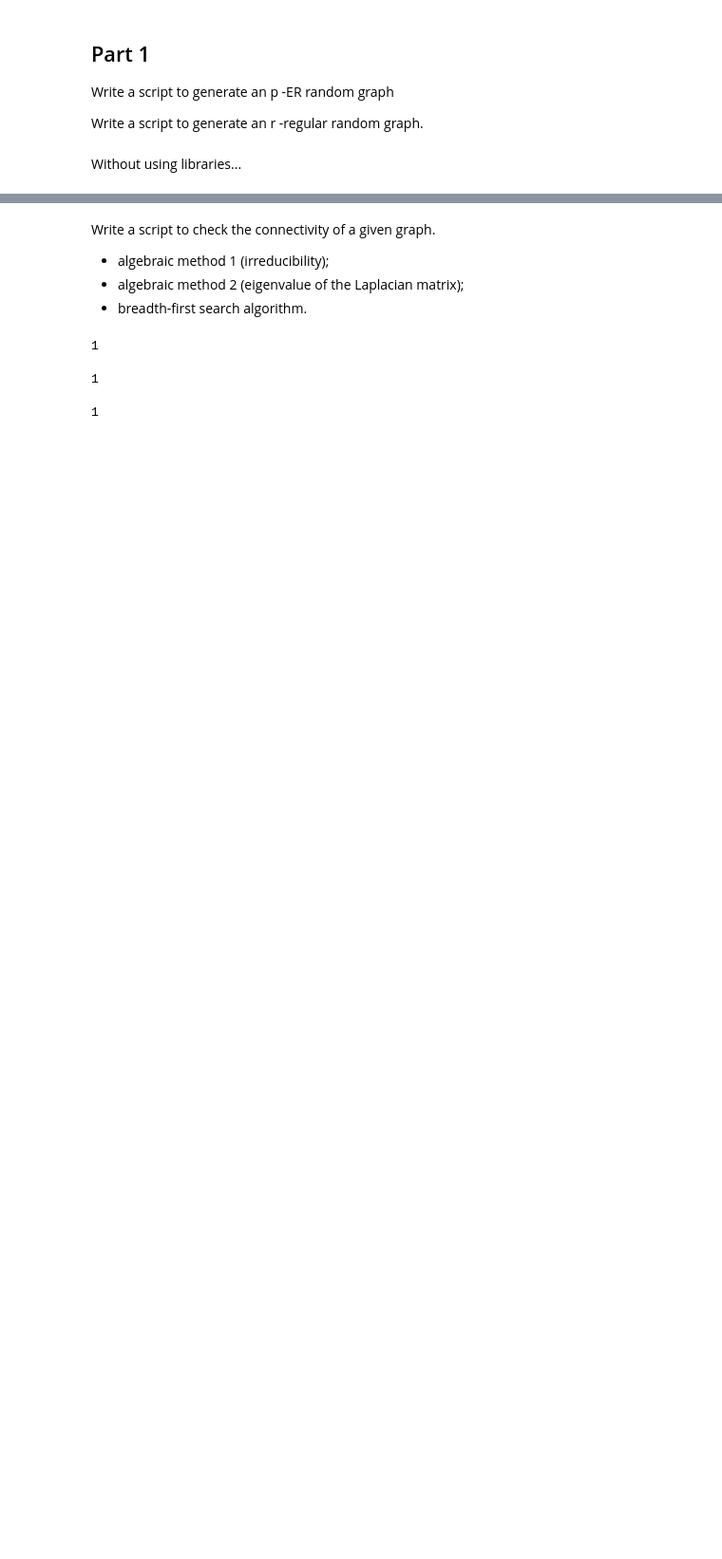
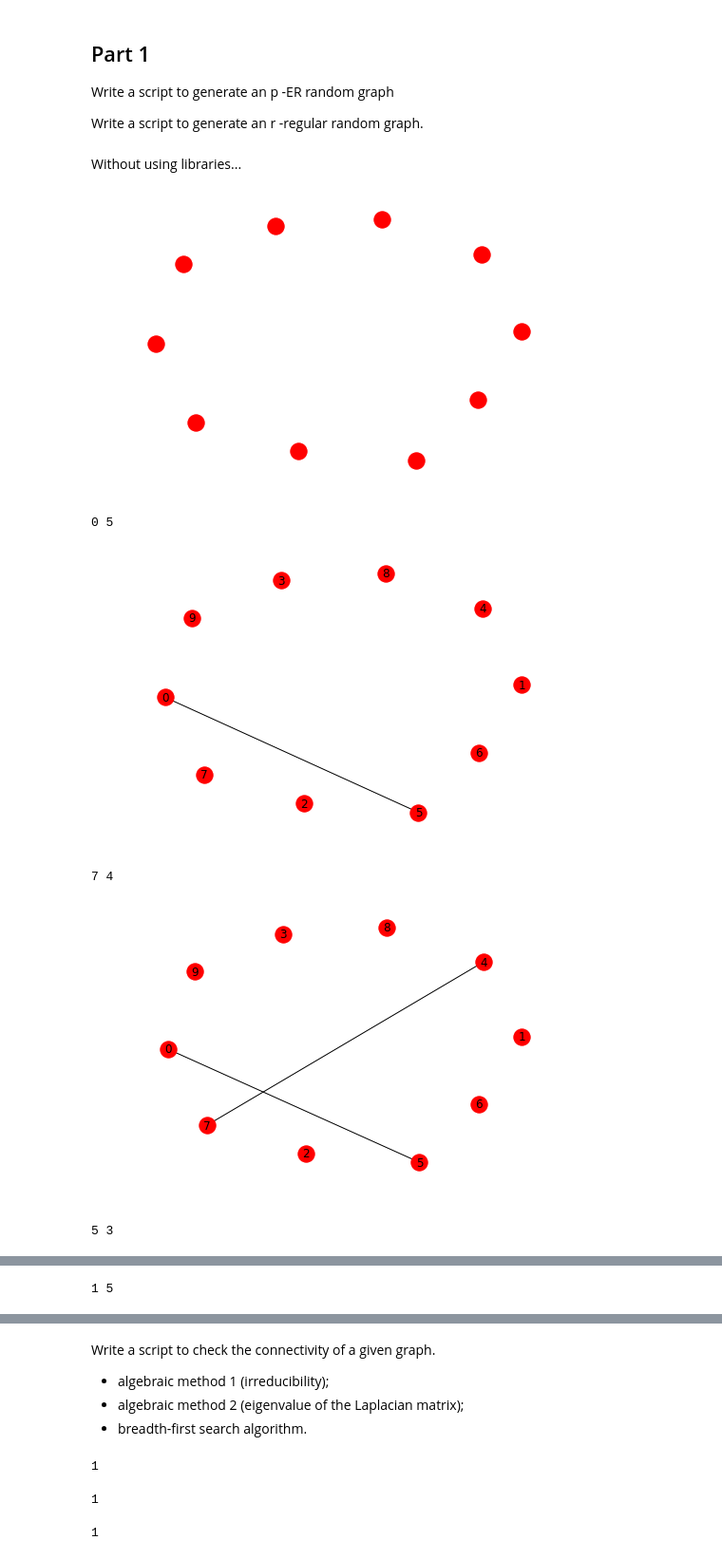
Before and after one commit to mattiapdo/random_graphs, a Jupyter notebook: FirstPart.ipynb, the cells around one changed output, grey strips where cells are left out. Shown at 95% size. Drawn from its saved outputs; the diff is of its cells as text; code cells hidden in the pictures; blank space fills up the shorter version.

```diff
--- a/FirstPart.ipynb
+++ b/FirstPart.ipynb
@@ -55,31 +55,51 @@ def r_regular(n, k) :
 
     graph=nx.Graph()
     c=nx.path_graph(n)
     graph.add_nodes_from(c)
     links = {}
     for i in range(0,n) :
         links[i] = k
+
+    pos = nx.spring_layout(graph)
+    nx.draw(graph, pos)
+    plt.show()
+
+    # while a couple of nodes with free ports still exists...
     while len(links)>1:
+        # sample two items from the set of those nodes
         randomSample = random.sample(links.items(), 2)
         (nodeA, kA) = randomSample[0]
         (nodeB, kB) = randomSample[1]
-        while graph.has_edge(nodeA,nodeB) or nodeA==nodeB:
+
+        while graph.has_edge(nodeA,nodeB):
             # randomly select 2 nodes and check if the 2 nodes are already connected
             randomSample = random.sample(links.items(), 2)
             (nodeA, kA) = randomSample[0]
             (nodeB, kB) = randomSample[1]
+            print('\t',nodeA, nodeB, len(links))
         #if graph.degree(nodeA) < k and graph.degree(nodeB)< k:
         graph.add_edge(nodeA,nodeB)
+        print(nodeA, nodeB)
+        nx.draw(graph, pos, with_labels=True)
+        plt.show()
+
         # update the number of free links for each node
         if kA == 1:
             del links[nodeA]
         else :
             links[nodeA] = kA - 1
         if kB == 1:
             del links[nodeB]
         else :
             links[nodeB] = kB - 1
 
     return(graph)
 
 G = r_regular(10,4)
+# %% [output]
+[figure, added]
+0 5
+[figure, added]
+7 4
+[figure, added]
+5 3
@@ -85,0 +107 @@ G = r_regular(10,4)
+1 5
```
Also changed, not shown: parts of 6 cells of this notebook.
